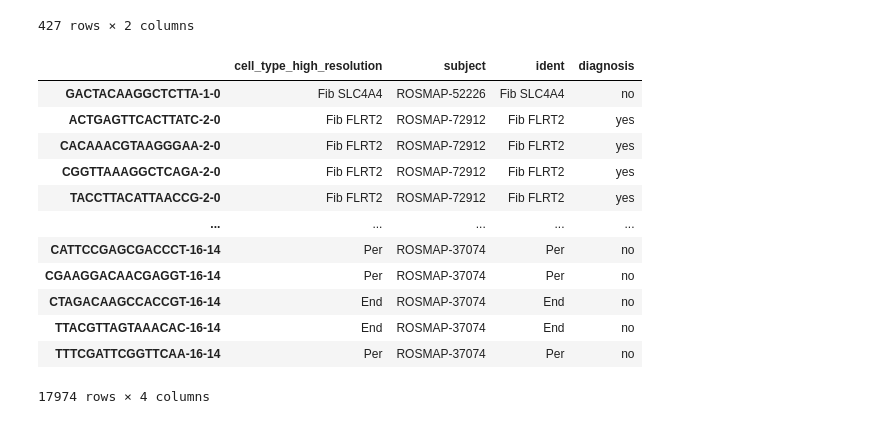
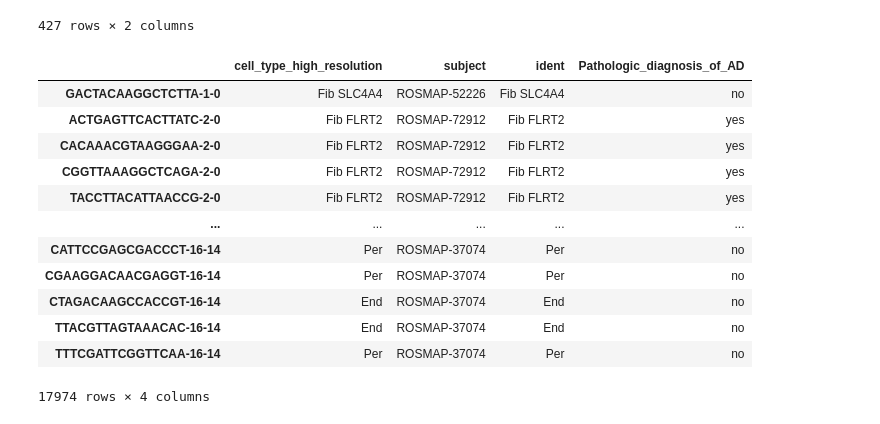
Before and after one commit to ThomasM31/BBTX11-VT26-07, a Jupyter notebook: datatesting.ipynb, the cells around one changed output. Drawn from its saved outputs; the diff is of its cells as text; code cells hidden in the pictures.

Commit message:
added diagnosis column to data

```diff
--- a/datatesting.ipynb
+++ b/datatesting.ipynb
@@ -335,28 +328,28 @@ subject_with_diagnosis
 # %%
 # Pseudobulk per patient
 subjects = subject_with_diagnosis["subject     "].unique()
 
 pseudo = []
 labels = []
 
 diag_map = subject_with_diagnosis.set_index("subject     ")[" Pathologic_diagnosis_of_AD"]
 
-adata.obs["diagnosis"] = adata.obs["subject"].map(diag_map)
-
+adata.obs["Pathologic_diagnosis_of_AD"] = adata.obs["subject"].map(diag_map)
 
 """
 for s in subjects:
     sub = adata[adata.obs['subject'] == s]
     mean_expr = sub.X.mean(axis=0)
     pseudo.append(mean_expr)
     print(sub.obs)
     labels.append(sub.obs[' Pathologic_diagnosis_of_AD'][0])  # patient-level label
 
 X = np.vstack(pseudo) # Patients x Genes
 y = np.array(labels) # AD Diagnosis
 """
+adata.obs
 # %% [output]
-|  | cell_type_high_resolution | subject | ident | diagnosis |
+|  | cell_type_high_resolution | subject | ident | Pathologic_diagnosis_of_AD |
 | GACTACAAGGCTCTTA-1-0 | Fib SLC4A4 | ROSMAP-52226 | Fib SLC4A4 | no |
 | ACTGAGTTCACTTATC-2-0 | Fib FLRT2 | ROSMAP-72912 | Fib FLRT2 | yes |
 | CACAAACGTAAGGGAA-2-0 | Fib FLRT2 | ROSMAP-72912 | Fib FLRT2 | yes |
```
Also changed, not shown: parts of 2 cells of this notebook.
